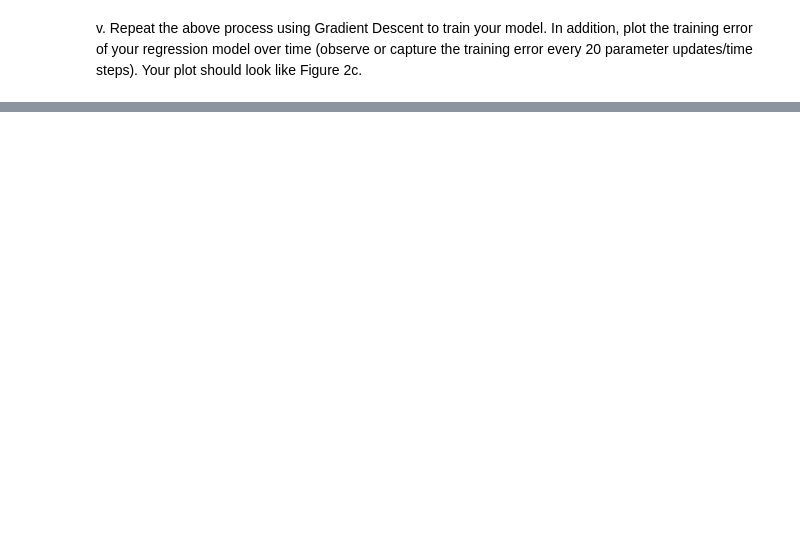
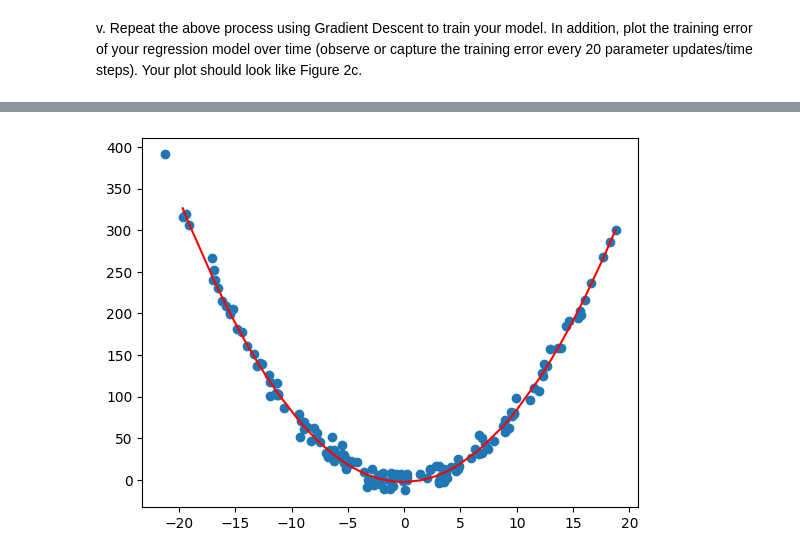
Before and after one commit to muaazbassa/COMS3007A-Machine-Learning, a Jupyter notebook: 4. ML Linear Regression Tutorial/Linear Regression.ipynb, the cells around one changed output, grey strips where cells are left out. Saved outputs shown, nothing was run; the diff lists cells and outputs as text; code cells hidden in the pictures; blank space fills up the shorter version.

```diff
--- a/4. ML Linear Regression Tutorial/Linear Regression.ipynb
+++ b/4. ML Linear Regression Tutorial/Linear Regression.ipynb
@@ -221,0 +284,10 @@ plt.show()
+# %%
+def designMatrix(s, rows, cols):
+    design = np.ones((rows, cols))
+    for i in range(cols):
+        design[:,i] = s**i
+    return design
+
+designX3 = designMatrix(sample, 150, 4)
+
+print(designX3)
@@ -221,0 +380,10 @@ plt.show()
+# %%
+sorted_trainX3 = trainDMX3[trainDMX3[:,1].argsort()]
+yValuesX3 = np.dot(sorted_trainX3, moore_penroseX3)
+
+
+plt.scatter(sample, y)
+plt.plot(sorted_trainX3[:,1], yValuesX3, "r")
+plt.show()
+# %% [output]
+[figure, added]
```
Also changed, not shown: parts of 22 cells of this notebook.
